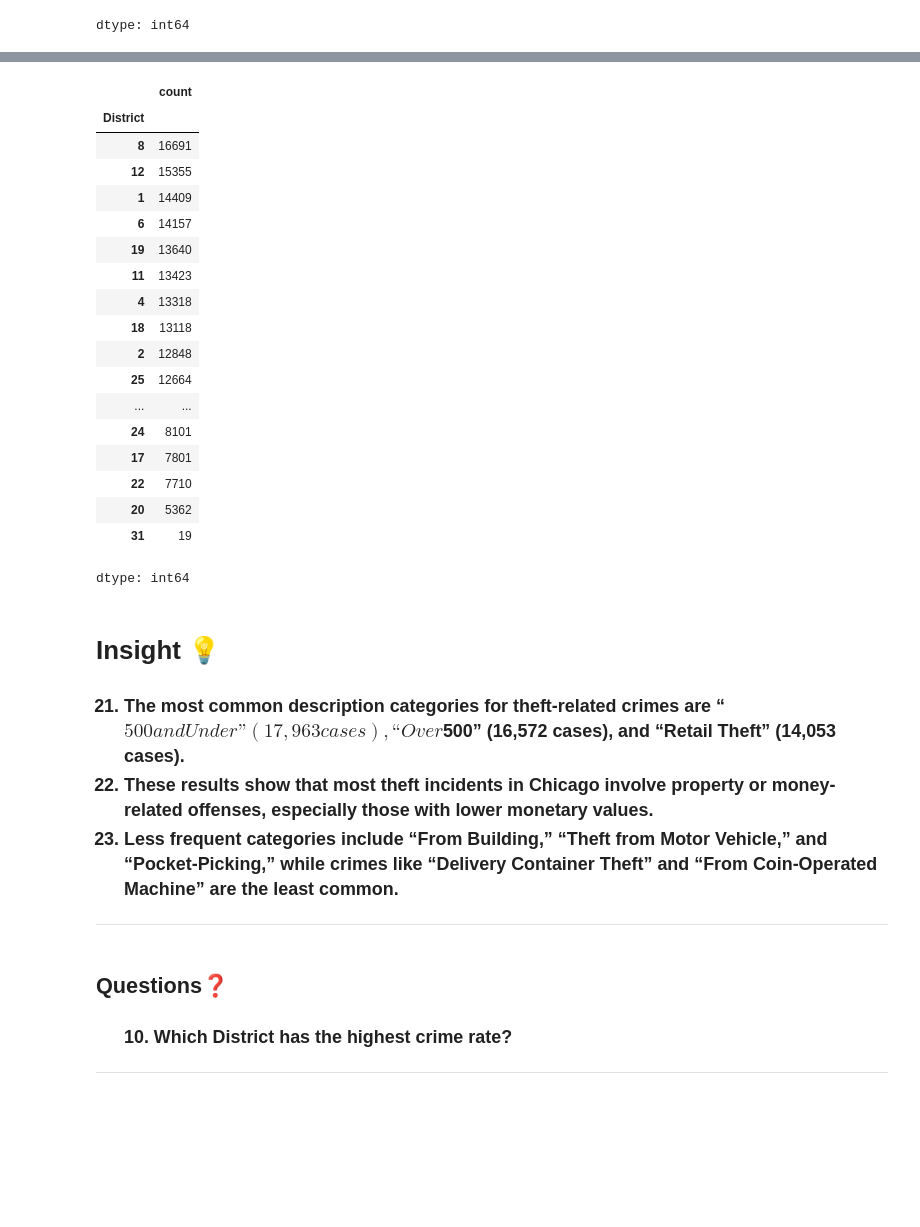
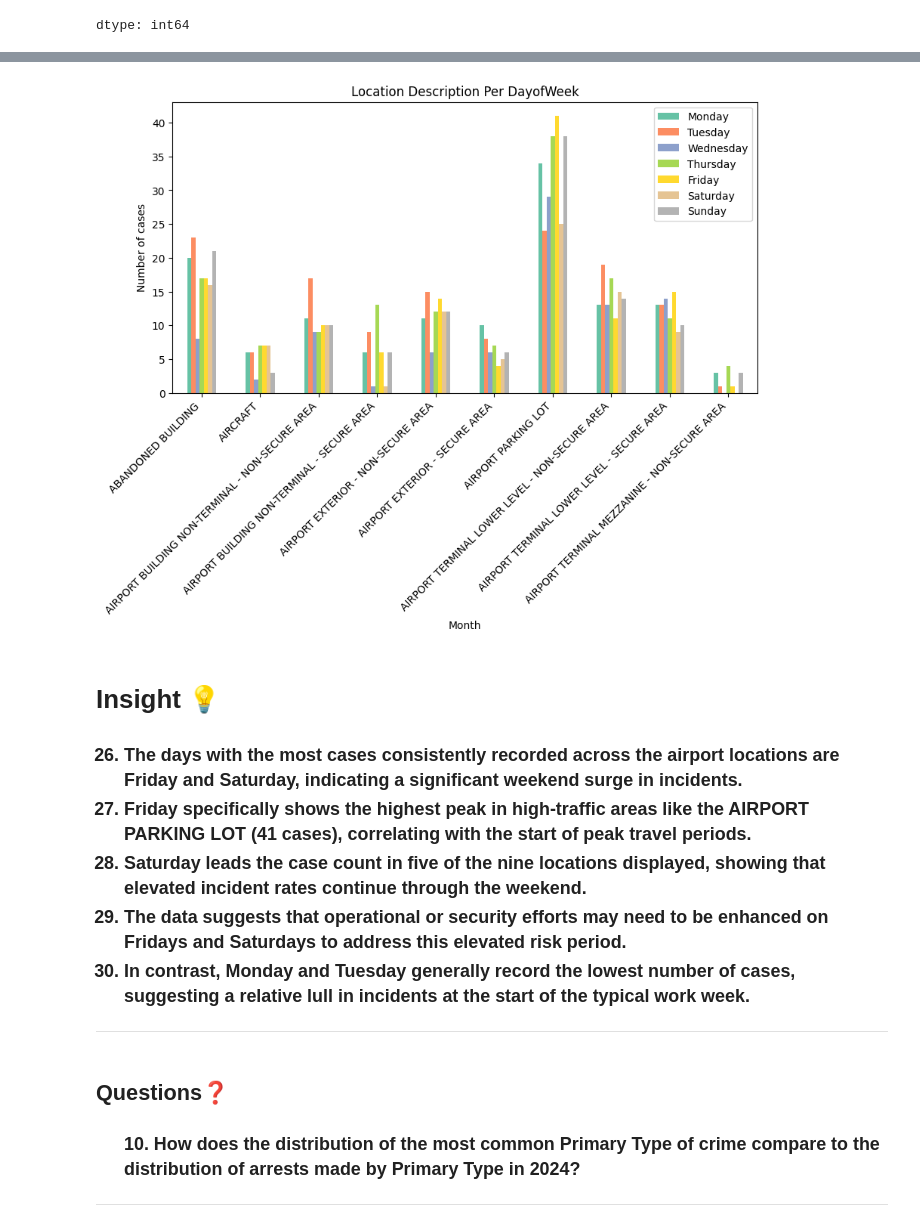
Before and after one commit to Jon-markus/ELEC03_DeVilla_HANDS_ON_MIDTERM, a Jupyter notebook: MidTerm Hands_On_De Villa.ipynb, the cells around one changed output, grey strips where cells are left out. Drawn from its saved outputs; the diff is of its cells as text; code cells hidden in the pictures; blank space fills up the shorter version.

```diff
--- a/MidTerm Hands_On_De Villa.ipynb
+++ b/MidTerm Hands_On_De Villa.ipynb
@@ -497,36 +473,34 @@ print(highest_district.head(31))
-# %%
-chicago_crimes['District'].value_counts()
-# %% [output]
-|  | count |
-| District |  |
-| 8 | 16691 |
-| 12 | 15355 |
-| 1 | 14409 |
-| 6 | 14157 |
-| 19 | 13640 |
-| 11 | 13423 |
-| 4 | 13318 |
-| 18 | 13118 |
-| 2 | 12848 |
-| 25 | 12664 |
-| ... | ... |
-| 24 | 8101 |
-| 17 | 7801 |
-| 22 | 7710 |
-| 20 | 5362 |
-| 31 | 19 |
-dtype: int64
-# %% [markdown]
-# **Insight 💡**
-
-<ol start = 21><h3>
-    <li>  The most common description categories for theft-related crimes are <b> “$500 and Under” (17,963 cases), “Over $500” (16,572 cases), and “Retail Theft” (14,053 cases)</b>. </li>
-    <li>These results show that most theft incidents in Chicago involve property or money-related offenses, especially those with lower monetary values. </li>
-    <li> Less frequent categories include “From Building,” “Theft from Motor Vehicle,” and “Pocket-Picking,” while crimes like “Delivery Container Theft” and “From Coin-Operated Machine” are the least common.</li>
-    </h3>
-    </ol>
-  <hr>
+# %%
+loc_d_counts = year_2024.groupby(['Location Description', 'DayOfWeek']).size().unstack(fill_value=0).head(10)
+
+loc_d_counts.plot(
+    kind='bar',
+    figsize=(10,5),
+    stacked=False,
+    colormap= 'Set2'
+)
+plt.title("Location Description Per DayofWeek")
+plt.xlabel("Month")
+plt.ylabel("Number of cases")
+plt.legend(["Monday", "Tuesday","Wednesday", "Thursday","Friday", "Saturday", "Sunday"])
+plt.xticks(rotation=45, ha='right'
+)
+plt.show()
+# %% [output]
+[figure, added]
+# %% [markdown]
+# **Insight 💡**
+
+<ol start = 26><h3>
+    <li>  The days with the most cases consistently recorded across the airport locations are Friday and Saturday, indicating a significant weekend surge in incidents.</li>
+    <li>Friday specifically shows the highest peak in high-traffic areas like the AIRPORT PARKING LOT (41 cases), correlating with the start of peak travel periods.</li>
+    <li>Saturday leads the case count in five of the nine locations displayed, showing that elevated incident rates continue through the weekend.</li>
+    <li>The data suggests that operational or security efforts may need to be enhanced on Fridays and Saturdays to address this elevated risk period.</li>
+    <li>In contrast, Monday and Tuesday generally record the lowest number of cases, suggesting a relative lull in incidents at the start of the typical work week.</li>
+    </h3>
+    </ol>
+  <hr>
 # %% [markdown]
 <h2><b>Questions❓</b></h2>
-<ul><h3>10. Which District has the highest crime rate? </h3></ul>
+<ul><h3>10. How does the distribution of the most common Primary Type of crime compare to the distribution of arrests made by Primary Type in 2024?</h3></ul>
 <hr>
```
Also changed, not shown: parts of 25 cells of this notebook.
